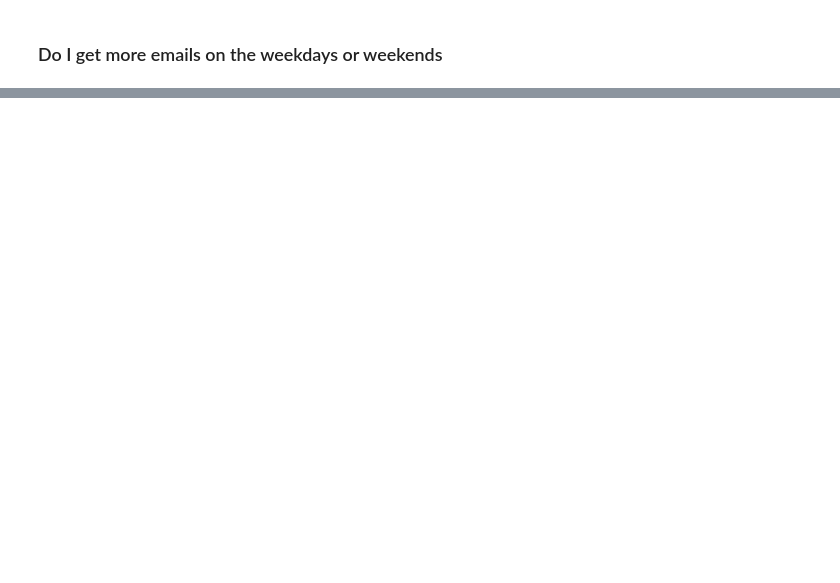
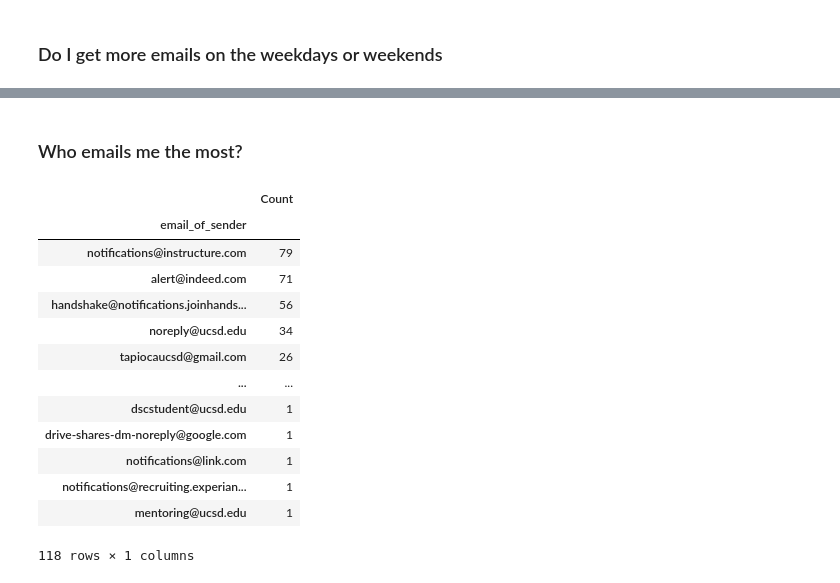
Before and after one commit to nathan-v-nguyen/email-categorizer, a Jupyter notebook: notebooks/01_data_exploration.ipynb, the cells around one changed output, grey strips where cells are left out. Drawn from its saved outputs; the diff is of its cells as text; code cells hidden in the pictures; blank space fills up the shorter version.

```diff
--- a/notebooks/01_data_exploration.ipynb
+++ b/notebooks/01_data_exploration.ipynb
@@ -228,0 +229,30 @@ print(f"# of Weekend Emails: {weekend_count}")
+# %% [markdown]
+### Who emails me the most?
+# %%
+def extract_emails(text):
+    # A common regex pattern for finding email addresses in text
+    pattern = r"[a-zA-Z0-9._%+-]+@[a-zA-Z0-9.-]+\.[a-zA-Z]{2,3}"
+    emails = re.findall(pattern, text)
+    return emails[0]
+
+df = df.assign(email_of_sender = df.get('sender').apply(extract_emails))
+
+senders = df.groupby('email_of_sender').count()
+senders = senders.assign(Count = senders.get('id'))
+senders = senders.get(['Count']).sort_values(by = 'Count', ascending = False)
+senders
+# %% [output]
+|  | Count |
+| email_of_sender |  |
+| notifications@instructure.com | 79 |
+| alert@indeed.com | 71 |
+| handshake@notifications.joinhands... | 56 |
+| noreply@ucsd.edu | 34 |
+| tapiocaucsd@gmail.com | 26 |
+| ... | ... |
+| dscstudent@ucsd.edu | 1 |
+| drive-shares-dm-noreply@google.com | 1 |
+| notifications@link.com | 1 |
+| notifications@recruiting.experian... | 1 |
+| mentoring@ucsd.edu | 1 |
+118 rows × 1 columns
```
Also changed, not shown: parts of 18 cells of this notebook.
